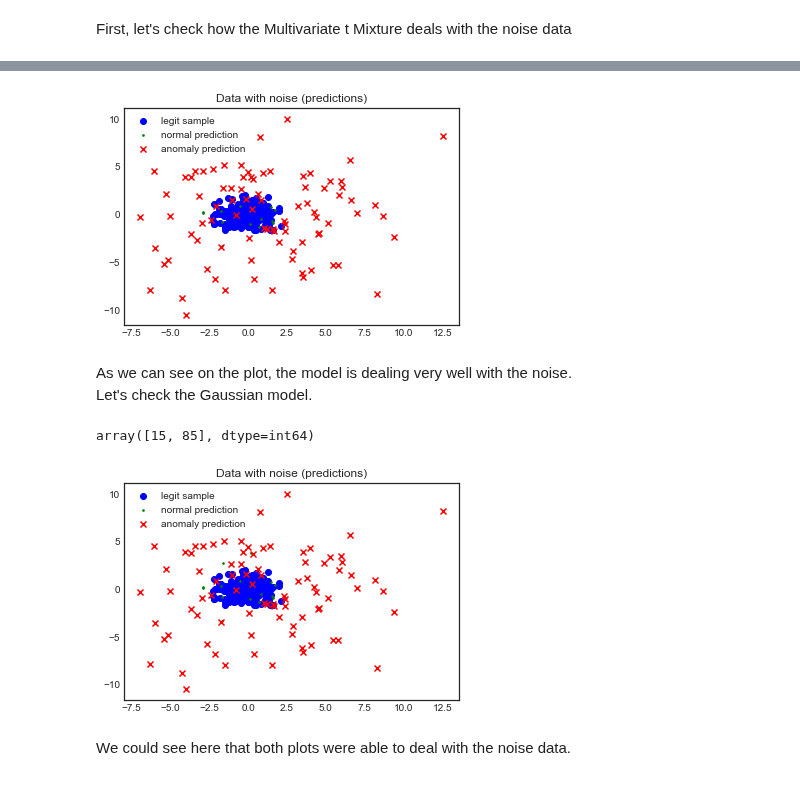
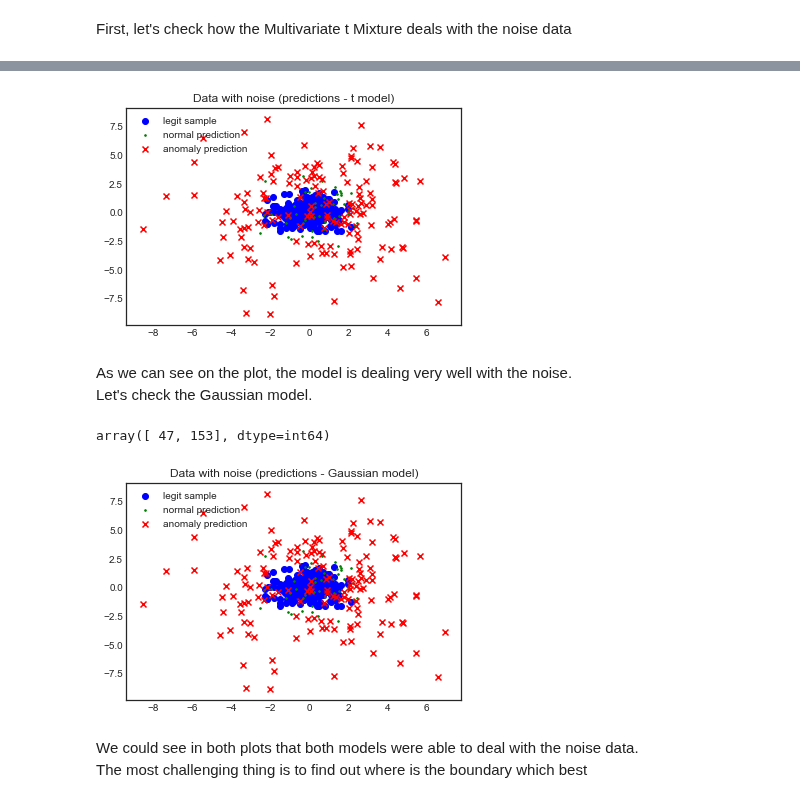
Before and after one commit to NekuSakuraba/machine-learning, a Jupyter notebook: projects/capstone/project/Project Development.ipynb, the cells around one changed output, grey strips where cells are left out. Cells and saved outputs as stored; diff of their text form; code cells hidden in the pictures.

```diff
--- a/projects/capstone/project/Project Development.ipynb
+++ b/projects/capstone/project/Project Development.ipynb
@@ -1045,10 +999,10 @@ from multivariate_util import multivariate_t_rvs
 rus = RandomUnderSampler(random_state=0, ratio={0:246*61, 1:0}, return_indices=True)
 X_resampled, y_resampled, idxs = rus.fit_sample(X, y)
 
-t_clf = t_mix(n_components=6)
+t_clf = t_mix(n_components=7)
 t_clf.fit(X_resampled)
 
-gauss_clf = GaussianMixture(n_components=3)
+gauss_clf = GaussianMixture(n_components=3, random_state=0)
 gauss_clf.fit(X_resampled)
 # %% [output]
 GaussianMixture(covariance_type='full', init_params='kmeans', max_iter=100,
@@ -1063,11 +1017,11 @@ X_resampled, y_resampled, idxs = rus.fit_sample(X, y)
 # %% [markdown]
 Now, I'll use a mean and a covariance of the models to generate some noise.
 # %%
-cov_noise = t_clf.covariances[0]
-np.fill_diagonal(cov_noise, np.diag(cov_noise)*.5)
+cov_noise = t_clf.covariances[0].copy()
+np.fill_diagonal(cov_noise, np.diag(cov_noise)*16) # Trying to spread away the points from the mean
 
 np.random.seed(0)
-noise = multivariate_t_rvs(t_clf.means[0], cov_noise, 30, 100)
+noise = multivariate_t_rvs(t_clf.means[0], cov_noise, 8, 200)
 # %% [markdown]
 Let's plot and see the noise data.
 # %%
@@ -1097,11 +1051,11 @@ plt.scatter(X_resampled[:,0], X_resampled[:,1], c='b', label='legit sample')
 
 plt.scatter(noise[y_pred==0][:,0], noise[y_pred==0][:,1], c='g', marker='.', s=10, label='normal prediction')
 plt.scatter(noise[y_pred==1][:,0], noise[y_pred==1][:,1], c='r', marker='x', label='anomaly prediction')
-plt.title('Data with noise (predictions)')
+plt.title('Data with noise (predictions - t model)')
 plt.legend()
 plt.show()
 # %% [output]
-[figure, old version]
+[figure, new version]
 # %% [markdown]
 As we can see on the plot, the model is dealing very well with the noise. <br />
 Let's check the Gaussian model.
@@ -1114,16 +1068,17 @@ y_pred = [1 if y_ < threshold else 0 for y_ in y_score]
 y_pred = np.array(y_pred)
 np.bincount(y_pred)
 # %% [output]
-array([15, 85], dtype=int64)
+array([ 47, 153], dtype=int64)
 # %%
 plt.scatter(X_resampled[:,0], X_resampled[:,1], c='b', label='legit sample')
 
 plt.scatter(noise[y_pred==0][:,0], noise[y_pred==0][:,1], c='g', marker='.', s=10, label='normal prediction')
 plt.scatter(noise[y_pred==1][:,0], noise[y_pred==1][:,1], c='r', marker='x', label='anomaly prediction')
-plt.title('Data with noise (predictions)')
+plt.title('Data with noise (predictions - Gaussian model)')
 plt.legend()
 plt.show()
 # %% [output]
-[figure, old version]
+[figure, new version]
 # %% [markdown]
-We could see here that both plots were able to deal with the noise data. <br />
+We could see in both plots that both models were able to deal with the noise data. <br />
+The most challenging thing is to find out where is the boundary which best
```
Also changed, not shown: parts of 25 cells of this notebook.
